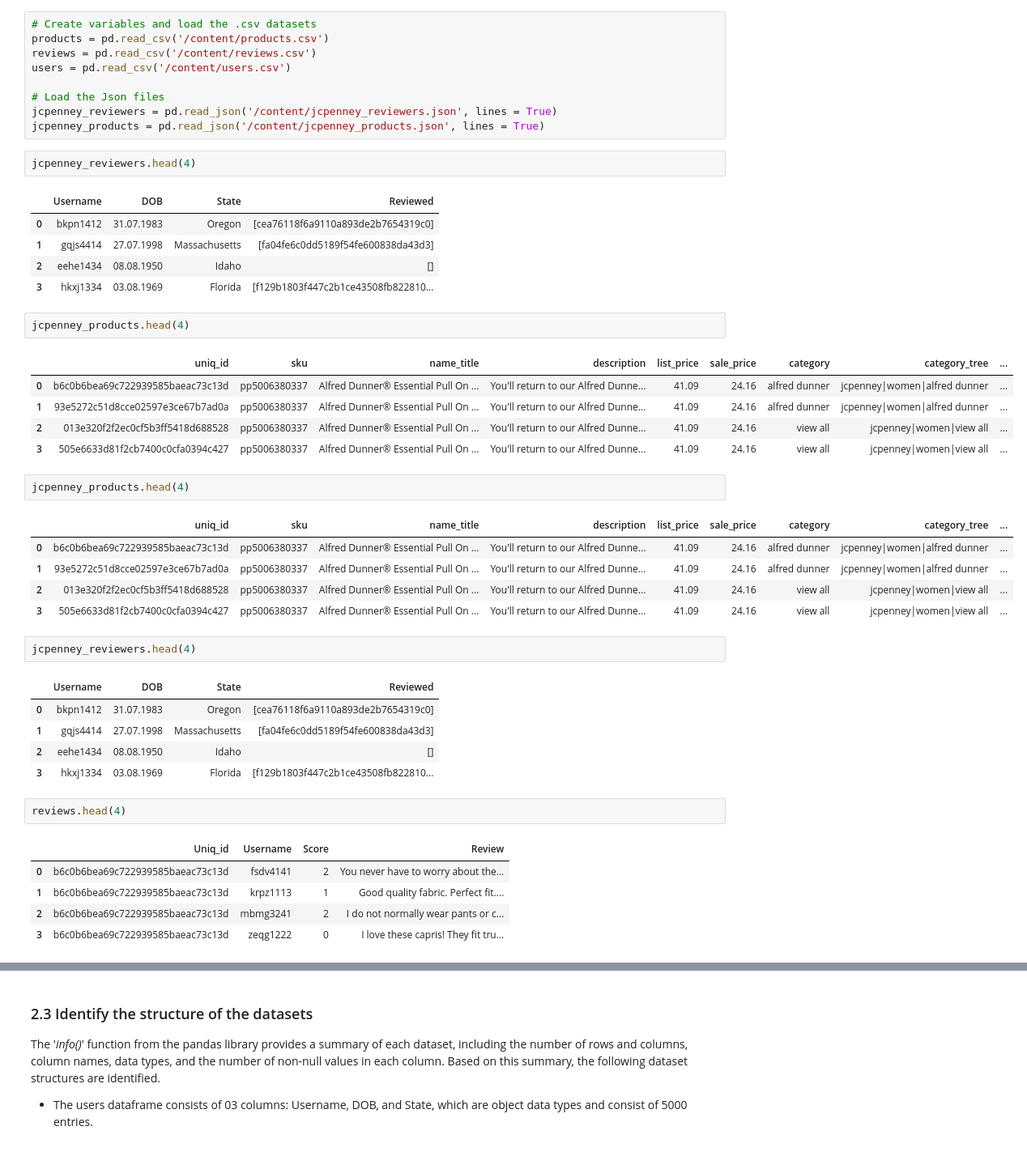
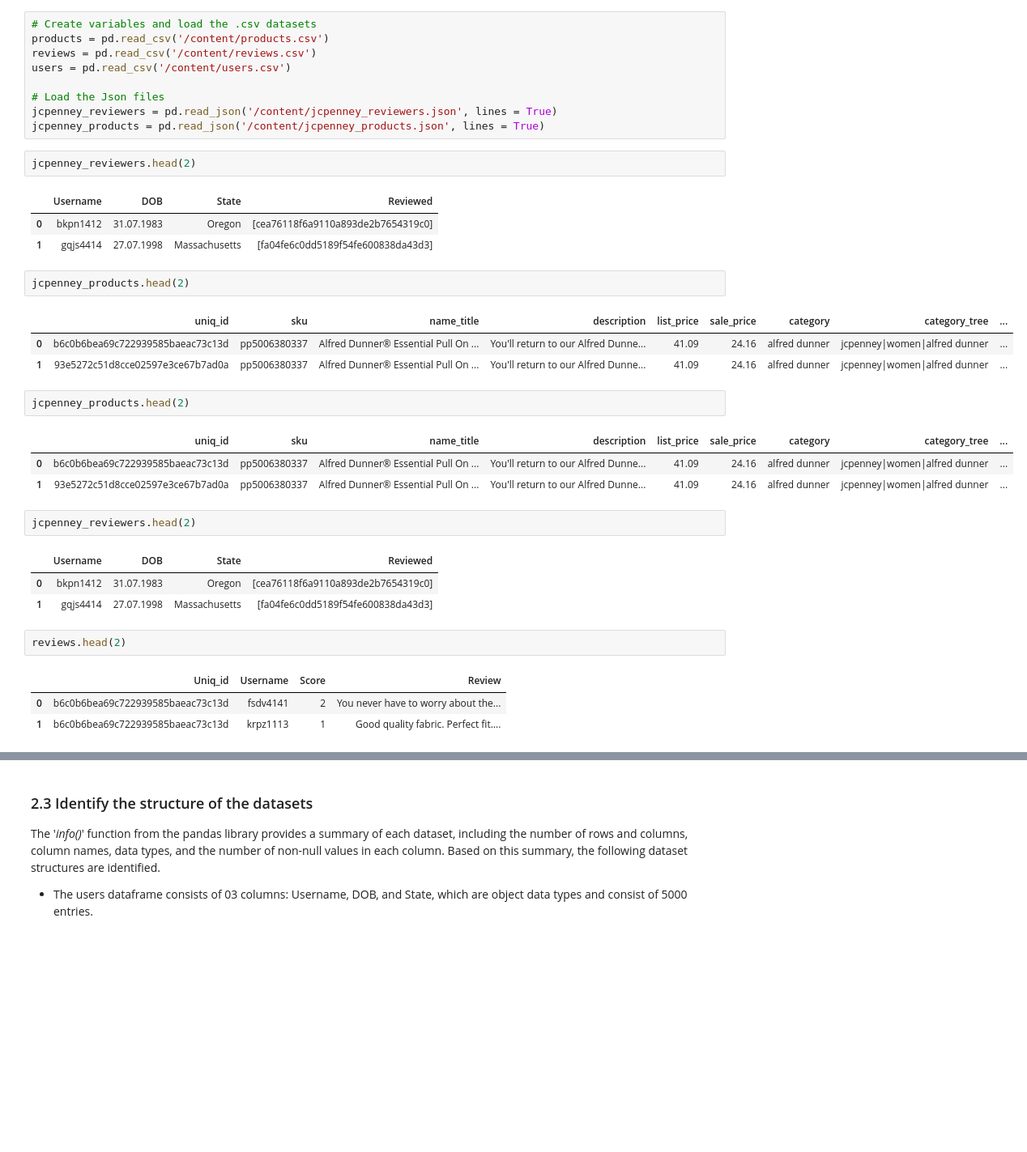
Before and after one commit to Malki9/3601763_BD2, a Jupyter notebook: 3601763_BD2.ipynb, the cells around one changed output, grey strips where cells are left out. Shown at 81% size. Cells and saved outputs as stored; diff of their text form; blank space fills up the shorter version.

```diff
--- a/3601763_BD2.ipynb
+++ b/3601763_BD2.ipynb
@@ -58,43 +58,33 @@ users = pd.read_csv('/content/users.csv')
 jcpenney_reviewers = pd.read_json('/content/jcpenney_reviewers.json', lines = True)
 jcpenney_products = pd.read_json('/content/jcpenney_products.json', lines = True)
 # %%
-jcpenney_reviewers.head(4)
+jcpenney_reviewers.head(2)
 # %% [output]
 |  | Username | DOB | State | Reviewed |
 | 0 | bkpn1412 | 31.07.1983 | Oregon | [cea76118f6a9110a893de2b7654319c0] |
 | 1 | gqjs4414 | 27.07.1998 | Massachusetts | [fa04fe6c0dd5189f54fe600838da43d3] |
-| 2 | eehe1434 | 08.08.1950 | Idaho | [] |
-| 3 | hkxj1334 | 03.08.1969 | Florida | [f129b1803f447c2b1ce43508fb822810... |
 # %%
-jcpenney_products.head(4)
+jcpenney_products.head(2)
 # %% [output]
 |  | uniq_id | sku | name_title | description | list_price | sale_price | category | category_tree | ... |
 | 0 | b6c0b6bea69c722939585baeac73c13d | pp5006380337 | Alfred Dunner® Essential Pull On ... | You'll return to our Alfred Dunne... | 41.09 | 24.16 | alfred dunner | jcpenney|women|alfred dunner | ... |
 | 1 | 93e5272c51d8cce02597e3ce67b7ad0a | pp5006380337 | Alfred Dunner® Essential Pull On ... | You'll return to our Alfred Dunne... | 41.09 | 24.16 | alfred dunner | jcpenney|women|alfred dunner | ... |
-| 2 | 013e320f2f2ec0cf5b3ff5418d688528 | pp5006380337 | Alfred Dunner® Essential Pull On ... | You'll return to our Alfred Dunne... | 41.09 | 24.16 | view all | jcpenney|women|view all | ... |
-| 3 | 505e6633d81f2cb7400c0cfa0394c427 | pp5006380337 | Alfred Dunner® Essential Pull On ... | You'll return to our Alfred Dunne... | 41.09 | 24.16 | view all | jcpenney|women|view all | ... |
 # %%
-jcpenney_products.head(4)
+jcpenney_products.head(2)
 # %% [output]
 |  | uniq_id | sku | name_title | description | list_price | sale_price | category | category_tree | ... |
 | 0 | b6c0b6bea69c722939585baeac73c13d | pp5006380337 | Alfred Dunner® Essential Pull On ... | You'll return to our Alfred Dunne... | 41.09 | 24.16 | alfred dunner | jcpenney|women|alfred dunner | ... |
 | 1 | 93e5272c51d8cce02597e3ce67b7ad0a | pp5006380337 | Alfred Dunner® Essential Pull On ... | You'll return to our Alfred Dunne... | 41.09 | 24.16 | alfred dunner | jcpenney|women|alfred dunner | ... |
-| 2 | 013e320f2f2ec0cf5b3ff5418d688528 | pp5006380337 | Alfred Dunner® Essential Pull On ... | You'll return to our Alfred Dunne... | 41.09 | 24.16 | view all | jcpenney|women|view all | ... |
-| 3 | 505e6633d81f2cb7400c0cfa0394c427 | pp5006380337 | Alfred Dunner® Essential Pull On ... | You'll return to our Alfred Dunne... | 41.09 | 24.16 | view all | jcpenney|women|view all | ... |
 # %%
-jcpenney_reviewers.head(4)
+jcpenney_reviewers.head(2)
 # %% [output]
 |  | Username | DOB | State | Reviewed |
 | 0 | bkpn1412 | 31.07.1983 | Oregon | [cea76118f6a9110a893de2b7654319c0] |
 | 1 | gqjs4414 | 27.07.1998 | Massachusetts | [fa04fe6c0dd5189f54fe600838da43d3] |
-| 2 | eehe1434 | 08.08.1950 | Idaho | [] |
-| 3 | hkxj1334 | 03.08.1969 | Florida | [f129b1803f447c2b1ce43508fb822810... |
 # %%
-reviews.head(4)
+reviews.head(2)
 # %% [output]
 |  | Uniq_id | Username | Score | Review |
 | 0 | b6c0b6bea69c722939585baeac73c13d | fsdv4141 | 2 | You never have to worry about the... |
 | 1 | b6c0b6bea69c722939585baeac73c13d | krpz1113 | 1 | Good quality fabric. Perfect fit.... |
-| 2 | b6c0b6bea69c722939585baeac73c13d | mbmg3241 | 2 | I do not normally wear pants or c... |
-| 3 | b6c0b6bea69c722939585baeac73c13d | zeqg1222 | 0 | I love these capris! They fit tru... |
 # %%
```
Also changed, not shown: parts of 18 cells of this notebook.
